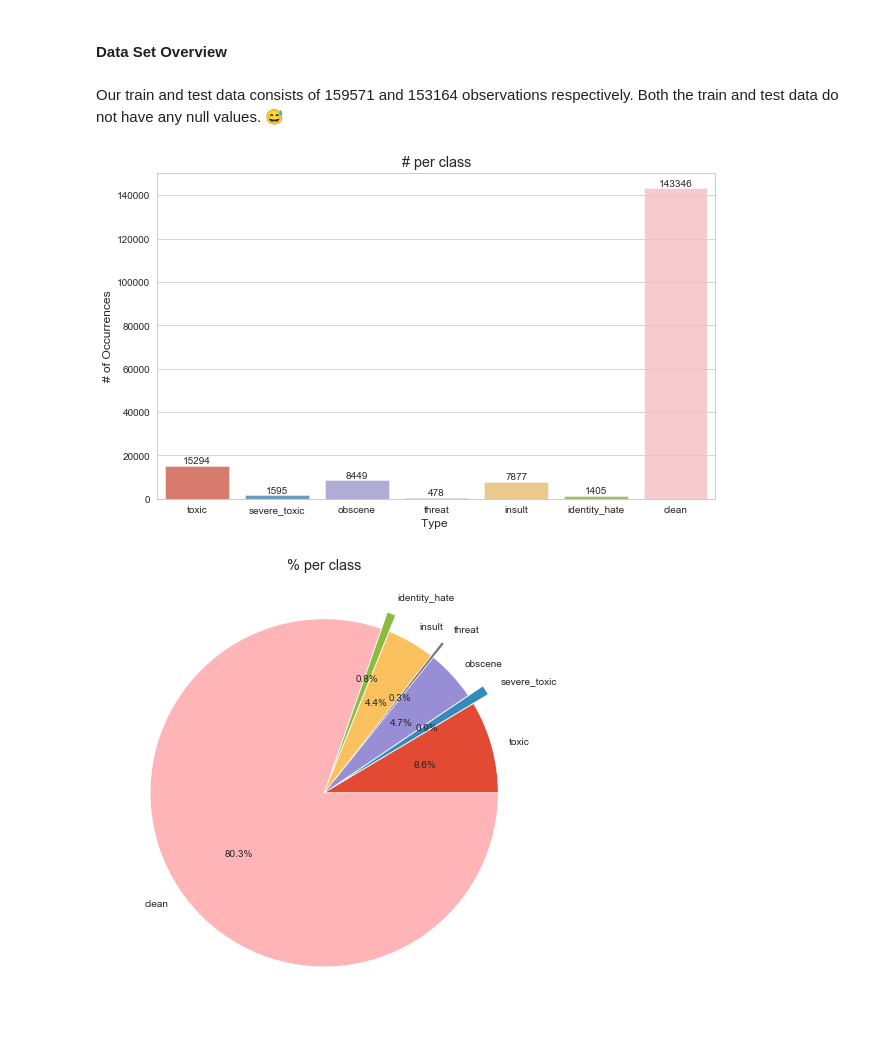
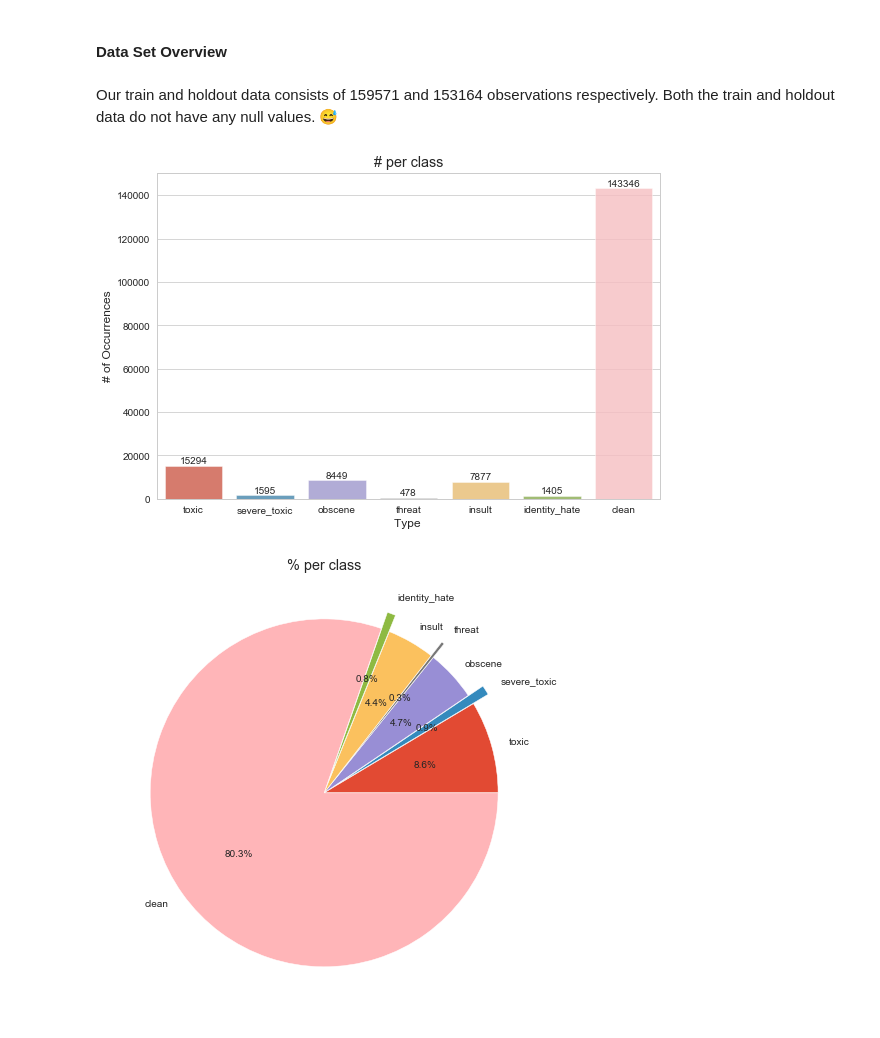
Before and after one commit to ishansoni22/UdacityML, a Jupyter notebook: ml_advance_capstone/notebook.ipynb, the cells around one changed output. Saved outputs shown, nothing was run; the diff lists cells and outputs as text; code cells hidden in the pictures.

```diff
--- a/ml_advance_capstone/notebook.ipynb
+++ b/ml_advance_capstone/notebook.ipynb
@@ -61,12 +60,15 @@ import seaborn as sns
 plt.style.use('ggplot')
 sns.set_style('whitegrid')
 
+import warnings
+warnings.filterwarnings('ignore')
+
 if local:
     train = pd.read_csv("./data/train.csv")
-    test = pd.read_csv("./data/test.csv")
+    holdout = pd.read_csv("./data/test.csv")
 else :
     train = pd.read_csv("../input/jigsaw-toxic-comment-classification-challenge/train.csv")
-    test = pd.read_csv("../input/jigsaw-toxic-comment-classification-challenge/test.csv")
+    holdout = pd.read_csv("../input/jigsaw-toxic-comment-classification-challenge/test.csv")
 
 
 # Lets have a peek at our training data
@@ -121,7 +123,7 @@ None
 # %% [markdown]
 #### Data Set Overview
 # %% [markdown]
-Our train and test data consists of 159571 and 153164 observations respectively. Both the train and test data do not have any null values. 😅
+Our train and holdout data consists of 159571 and 153164 observations respectively. Both the train and holdout data do not have any null values. 😅
 # %%
 # Lets create a separate dataframe to perform EDA on
 
@@ -137,23 +139,23 @@ eda["clean"] = eda.iloc[:,2:].apply(findClean, axis = 1)
 # %%
 # Lets study class imbalance
 
 x = eda.iloc[:, 2:].sum()
 #plot
-plt.figure(figsize = (10, 6))
+plt.figure(figsize = (9, 6))
 ax = sns.barplot(x.index, x.values, alpha = 0.8)
 plt.title("# per class")
 plt.ylabel('# of Occurrences', fontsize = 12)
 plt.xlabel('Type ', fontsize = 12)
 #adding the text labels
 rects = ax.patches
 labels = x.values
 for rect, label in zip(rects, labels):
     height = rect.get_height()
     ax.text(rect.get_x() + rect.get_width()/2, height + 5, label, ha = 'center', va = 'bottom')
 
 plt.show()
 # %% [output]
-[figure, old version]
+[figure, new version]
 # %%
 x.plot(kind = 'pie', explode = [0, 0.1, 0, 0.1, 0, 0.1, 0], figsize = (10, 8), autopct = '%1.1f%%', shadow = False)
 plt.title("% per class")
```
Also changed, not shown: parts of 22 cells of this notebook, 1 other file.
